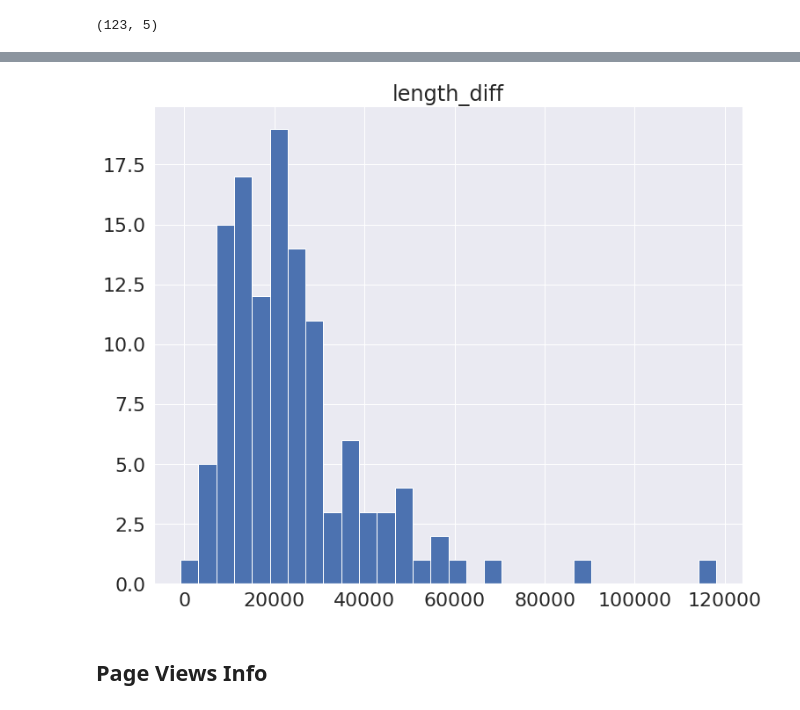
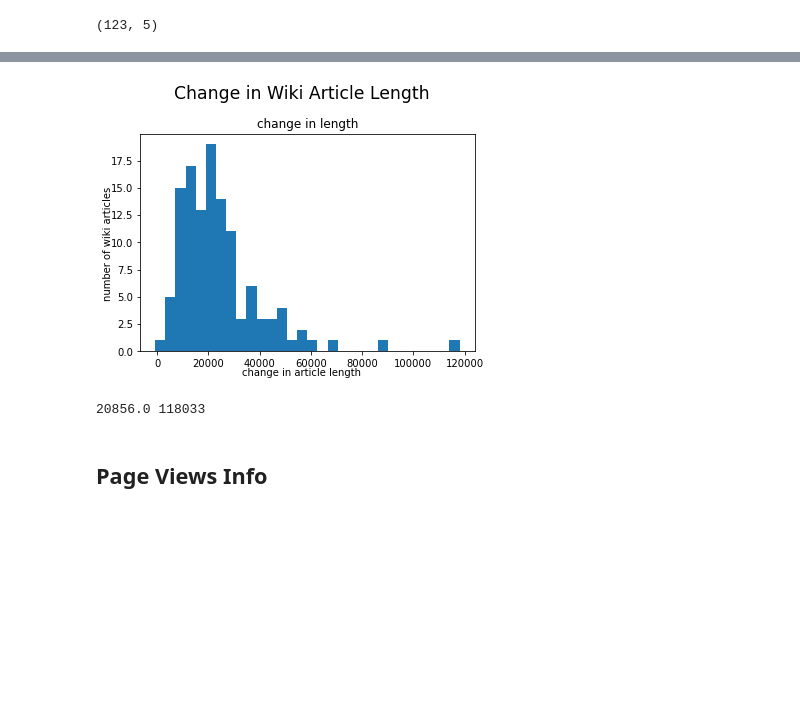
Before and after one commit to gtsueng/GeneWikiReviewSummary, a Jupyter notebook: results/Genewiki_data_misc.ipynb, the cells around one changed output, grey strips where cells are left out. Cells and saved outputs as stored; diff of their text form; code cells hidden in the pictures; blank space fills up the shorter version.

```diff
--- a/results/Genewiki_data_misc.ipynb
+++ b/results/Genewiki_data_misc.ipynb
@@ -53,3 +53,7 @@ corr_length_hist = gene_wiki_vol_info_before[["corresponding length"]].hist(bins
 # %%
 gene_wiki_vol_info_diff = gene_wiki_vol_info[["title","page_length"]].merge(gene_wiki_vol_info_before[["title", "corresponding length"]], how="left", on="title")
+# %%
+gene_wiki_vol_info_diff["change in length"] = gene_wiki_vol_info_diff.apply(
+    lambda v: v["page_length"] - v["corresponding length"], axis=1
+)
 # %%
@@ -64 +72,22 @@ gene_wiki_vol_info_diff.sort_values(by="length_diff").tail()
+# %%
+import matplotlib.pyplot as plt
+
+# set up figure & axes
+fig, axes = plt.subplots(nrows=1, ncols=1, sharex=True, sharey=True)
+# drop sharex, sharey, layout & add ax=axes
+gene_wiki_vol_info_diff.hist(column="change in length",bins=30,grid=False, ax=axes)
+# set title and axis labels
+plt.suptitle('Change in Wiki Article Length', x=0.5, y=1.05, ha='center', fontsize='xx-large')
+fig.text(0.5, 0.04, 'change in article length', ha='center')
+fig.text(0.04, 0.5, 'number of wiki articles', va='center', rotation='vertical')
+plt.savefig('length_change_histogram.png', dpi=300) #### Note this figure has no labels, nothing
+plt.show()
+# %% [output]
+[figure, added]
+# %%
+avg_diff = gene_wiki_vol_info_diff["change in length"].median()
+max_diff = gene_wiki_vol_info_diff["change in length"].max()
+print(avg_diff, max_diff)
+# %% [output]
+20856.0 118033
 # %%
@@ -68,7 +99,5 @@ gene_wiki_vol_info_diff["length_diff"] = gene_wiki_vol_info_diff.apply(
 # %%
-page_diff_hist = gene_wiki_vol_info_diff[["length_diff"]].hist(bins=30)
+page_percent_diff_hist = gene_wiki_vol_info_diff[["percent_change"]].hist(bins=30)
-# %% [output]
-[figure, removed]
 # %% [markdown]
 ## Page Views Info
 # %%
```
Also changed, not shown: parts of 30 cells of this notebook, 1 other file.
